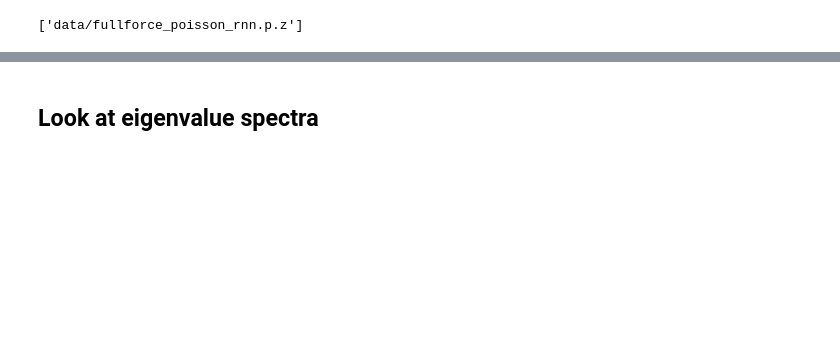
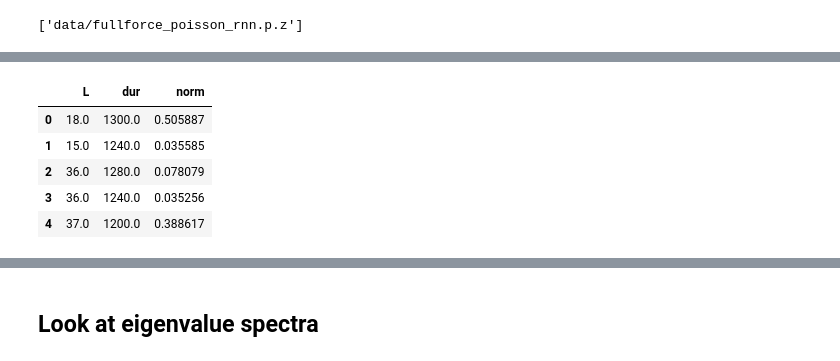
Before and after one commit to dhb2128/full-FORCE-demos, a Jupyter notebook: Python/full-FORCE demo-clicks.ipynb, the cells around one changed output, grey strips where cells are left out. Drawn from its saved outputs; the diff is of its cells as text; code cells hidden in the pictures; blank space fills up the shorter version.

```diff
--- a/Python/full-FORCE demo-clicks.ipynb
+++ b/Python/full-FORCE demo-clicks.ipynb
@@ -108,3 +112,8 @@ plt.colorbar();
 # %% [output]
 [interactive output not drawn]
 [interactive output not drawn]
+# %%
+# use only period from stim on to end of target
+norms, decisions = rnn.test_batch(inps, targs,
+                       norm_only=True, norm_idx = [200, 2000],
+                       inps_and_targs=fullforce_poisson_clicks)
@@ -110,0 +123,11 @@ plt.colorbar();
+# %%
+import pandas as pd
+df = pd.DataFrame(data=np.stack((L_all, t_stims, norms, decisions), axis=1), columns=['L','dur', 'norm', 'decision'])
+df.head()
+# %% [output]
+|  | L | dur | norm |
+| 0 | 18.0 | 1300.0 | 0.505887 |
+| 1 | 15.0 | 1240.0 | 0.035585 |
+| 2 | 36.0 | 1280.0 | 0.078079 |
+| 3 | 36.0 | 1240.0 | 0.035256 |
+| 4 | 37.0 | 1200.0 | 0.388617 |
```
Also changed, not shown: parts of 4 cells of this notebook, 1 other file.
